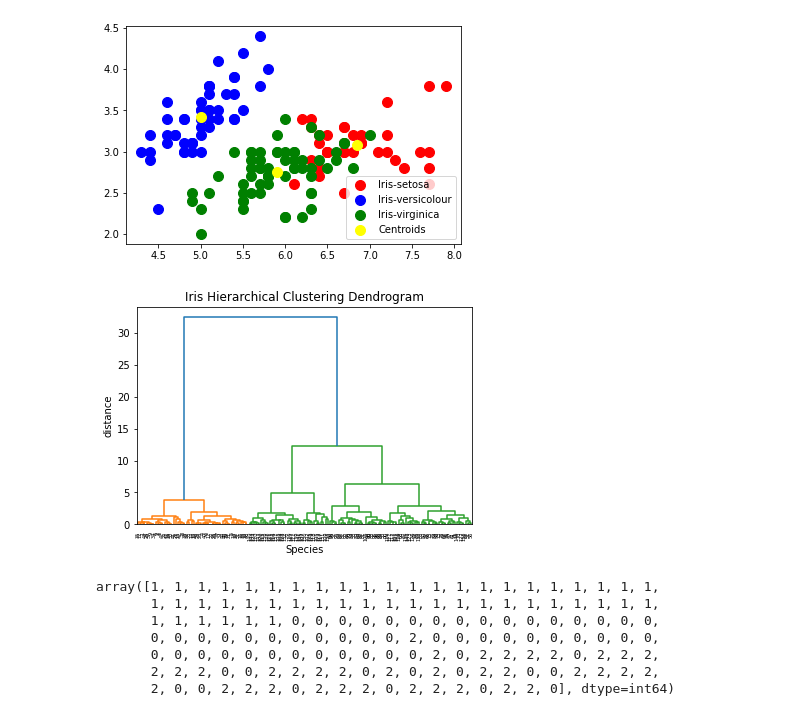
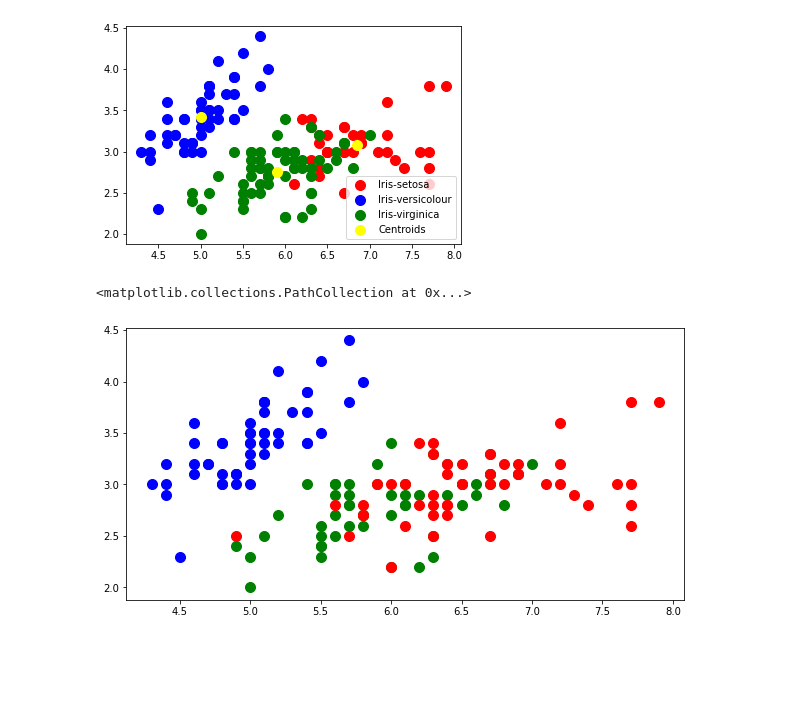
Before and after one commit to gunel050/Clustering_Python, a Jupyter notebook: Iris_classification.ipynb, the cells around one changed output. Drawn from its saved outputs; the diff is of its cells as text; code cells hidden in the pictures; blank space fills up the shorter version.

```diff
--- a/Iris_classification.ipynb
+++ b/Iris_classification.ipynb
@@ -5,7 +5,7 @@ import pandas as pd
 import seaborn as sns
 %matplotlib inline
 # %%
-df=pd.read_csv('Iris.csv')
+df=pd.read_csv('Iris (1).csv')
 # %%
 df.head(5)
 # %% [output]
@@ -76,6 +77,15 @@ plt.legend()
 # %% [output]
 <matplotlib.legend.Legend at 0x...>
 [figure]
+# %%
+plt.subplots(figsize=(10,5))
+#lt.scatter(X, hue='Species')
+plt.scatter(x[df['Species'] == 'Iris-setosa', 0], x[df['Species'] == 'Iris-setosa', 1], s = 100, c = 'blue', label = 'Iris-setosa')
+plt.scatter(x[df['Species'] == 'Iris-versicolor', 0], x[df['Species'] == 'Iris-versicolor', 1], s = 100, c = 'green', label = 'Iris-versicolor')
+plt.scatter(x[df['Species'] == 'Iris-virginica', 0], x[df['Species'] == 'Iris-virginica', 1], s = 100, c = 'red', label = 'Iris-virginica')
+# %% [output]
+<matplotlib.collections.PathCollection at 0x...>
+[figure, added]
 # %%
 # Hierarchical Clustering
 # %%
@@ -85,8 +95,6 @@ plt.title('Iris Hierarchical Clustering Dendrogram')
 plt.xlabel('Species')
 plt.ylabel('distance')
 plt.show()
-# %% [output]
-[figure, removed]
 # %%
 from sklearn.cluster import AgglomerativeClustering
 hc=AgglomerativeClustering(n_clusters=3,affinity='euclidean',linkage='ward')
@@ -94,14 +102,6 @@ y_hc=hc.fit_predict(x)
 # %%
 y_hclabel=hc.labels_
 y_hclabel
-# %% [output]
-array([1, 1, 1, 1, 1, 1, 1, 1, 1, 1, 1, 1, 1, 1, 1, 1, 1, 1, 1, 1, 1, 1,
-       1, 1, 1, 1, 1, 1, 1, 1, 1, 1, 1, 1, 1, 1, 1, 1, 1, 1, 1, 1, 1, 1,
-       1, 1, 1, 1, 1, 1, 0, 0, 0, 0, 0, 0, 0, 0, 0, 0, 0, 0, 0, 0, 0, 0,
-       0, 0, 0, 0, 0, 0, 0, 0, 0, 0, 0, 2, 0, 0, 0, 0, 0, 0, 0, 0, 0, 0,
-       0, 0, 0, 0, 0, 0, 0, 0, 0, 0, 0, 0, 2, 0, 2, 2, 2, 2, 0, 2, 2, 2,
-       2, 2, 2, 0, 0, 2, 2, 2, 2, 0, 2, 0, 2, 0, 2, 2, 0, 0, 2, 2, 2, 2,
-       2, 0, 0, 2, 2, 2, 0, 2, 2, 2, 0, 2, 2, 2, 0, 2, 2, 0], dtype=int64)
 # %%
 plt.scatter(x[y_hc == 0, 1], x[y_hc == 0, 2], s = 80, c = 'orange', label = 'Iris-setosa')
 plt.scatter(x[y_hc == 1, 0], x[y_hc == 1, 2], s = 80, c = 'yellow', label = 'Iris-versicolour')
```
Also changed, not shown: parts of 2 cells of this notebook.
